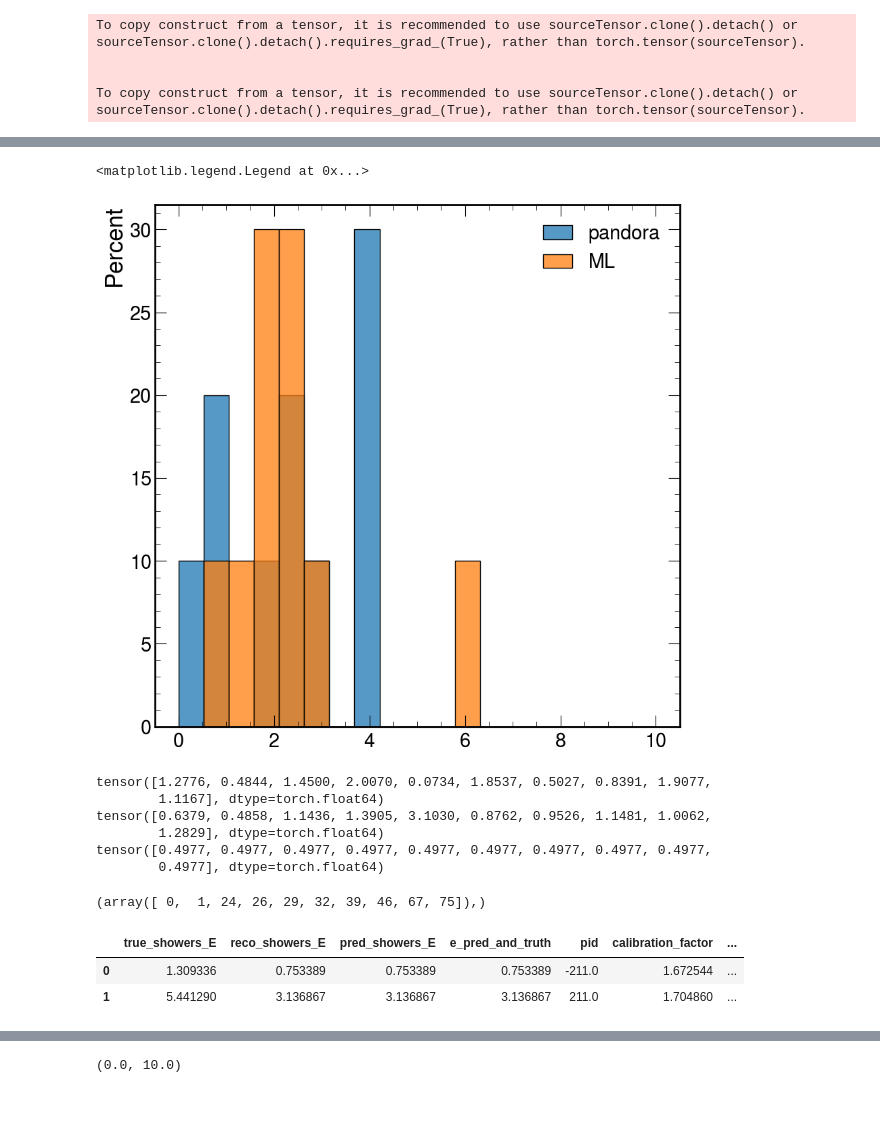
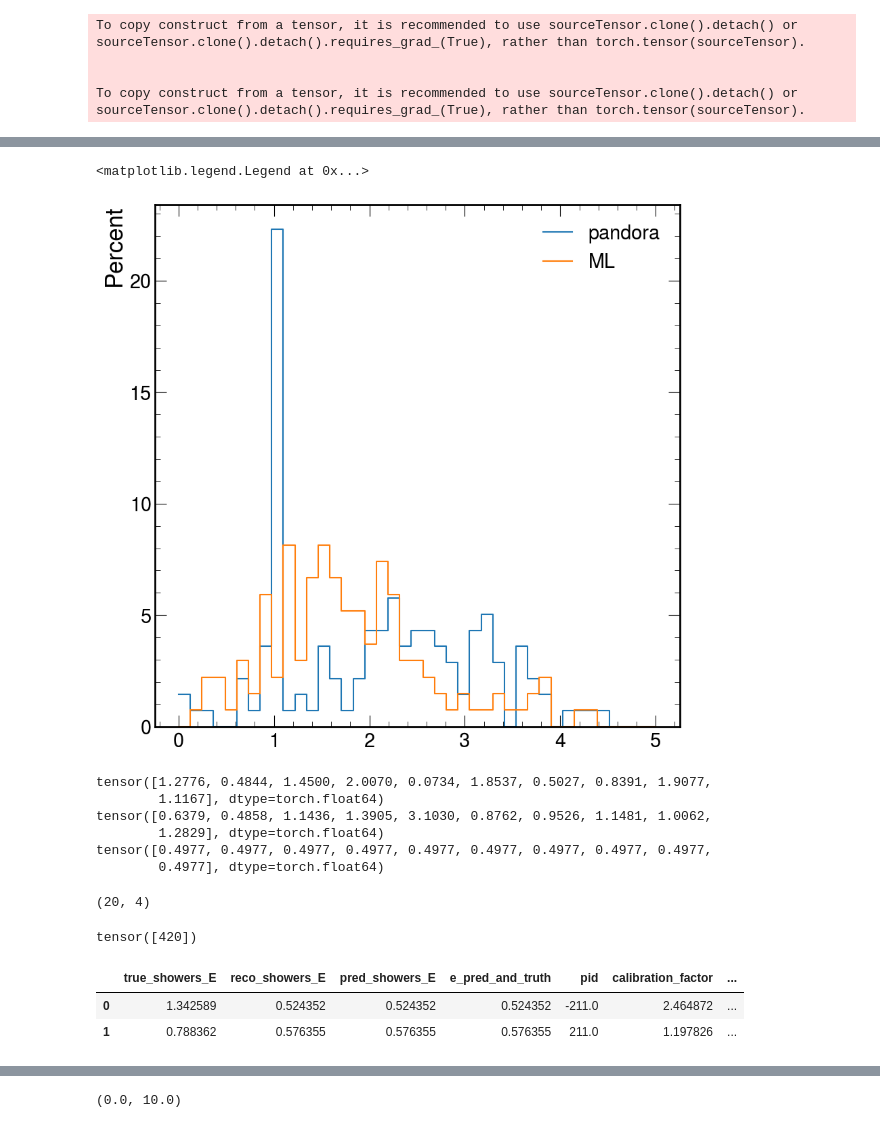
Before and after one commit to selvaggi/mlpf, a Jupyter notebook: notebooks/8_explore_output_mlpf.ipynb, the cells around one changed output, grey strips where cells are left out. Saved outputs shown, nothing was run; the diff lists cells and outputs as text; code cells hidden in the pictures.

```diff
--- a/notebooks/8_explore_output_mlpf.ipynb
+++ b/notebooks/8_explore_output_mlpf.ipynb
@@ -28,0 +49,11 @@ sd_hgb1, matched_hgbq1 = open_mlpf_dataframe(path_hgcal, False)
+# %%
+len_mask = mask_easy_decays.nonzero()[mask1]
+len_mask = len_mask.shape[0]
+pandora_sd = []
+ML_sd = []
+for i in range(0,len_mask):
+    batch_id = mask_easy_decays.nonzero()[mask1][i].item()
+    pandora_sd.append(sd_hgb1[sd_hgb1.number_batch==batch_id])
+    ML_sd.append(sd_hgb[sd_hgb.number_batch==batch_id])
+ML_sd = pd.concat(ML_sd)
+pandora_sd = pd.concat(pandora_sd)
@@ -179,13 +278,13 @@ decay_type = get_decay_type(sd_hgb1)
 # %%
 plt.plot()
-bins = np.linspace(0,10, 20)
-sns.histplot(mass_pred_p[mask_easy_decays]/mass_true[mask_easy_decays], stat="percent", bins=bins,label="pandora")
-sns.histplot(mass_pred[mask_easy_decays]/mass_true[mask_easy_decays], stat="percent", bins=bins, label="ML")
+bins = np.linspace(0,5, 42)
+sns.histplot(mass_pred_p[mask_easy_decays]/mass_true[mask_easy_decays], stat="percent", bins=bins,label="pandora",element="step", fill=False)
+sns.histplot(mass_pred[mask_easy_decays]/mass_true[mask_easy_decays], stat="percent", bins=bins, label="ML",element="step", fill=False)
 # plt.xlim([0,5])
 plt.legend()
 # %% [output]
 <matplotlib.legend.Legend at 0x...>
-[figure, old version]
+[figure, new version]
 # %%
 mask_easy_decays = (decay_type==0)*(~torch.cat(p_zero, dim=0))
 print(mass_pred_p[mask_easy_decays])
@@ -201,4 +306,8 @@ tensor([0.4977, 0.4977, 0.4977, 0.4977, 0.4977, 0.4977, 0.4977, 0.4977, 0.4977,
+# %%
+len(mask_easy_decays.nonzero()[mask1]), len(mask_easy_decays.nonzero()[mask2])
+# %% [output]
+(20, 4)
 # %%
-mask_easy_decays.numpy().nonzero()
+mask_easy_decays.nonzero()[mask1][14]
 # %% [output]
-(array([ 0,  1, 24, 26, 29, 32, 39, 46, 67, 75]),)
+tensor([420])
@@ -205,11 +318,11 @@ mask_easy_decays.numpy().nonzero()
 # %%
-id =39
+id =420
 sd_ML = sd_hgb[sd_hgb.number_batch ==id]
 sd_ML
 # %% [output]
 |  | true_showers_E | reco_showers_E | pred_showers_E | e_pred_and_truth | pid | calibration_factor | ... |
-| 0 | 1.309336 | 0.753389 | 0.753389 | 0.753389 | -211.0 | 1.672544 | ... |
-| 1 | 5.441290 | 3.136867 | 3.136867 | 3.136867 | 211.0 | 1.704860 | ... |
+| 0 | 1.342589 | 0.524352 | 0.524352 | 0.524352 | -211.0 | 2.464872 | ... |
+| 1 | 0.788362 | 0.576355 | 0.576355 | 0.576355 | 211.0 | 1.197826 | ... |
 # %%
 sd_pandora = sd_hgb1[sd_hgb1.number_batch == id]
 sd_pandora
```
Also changed, not shown: parts of 15 cells of this notebook.
